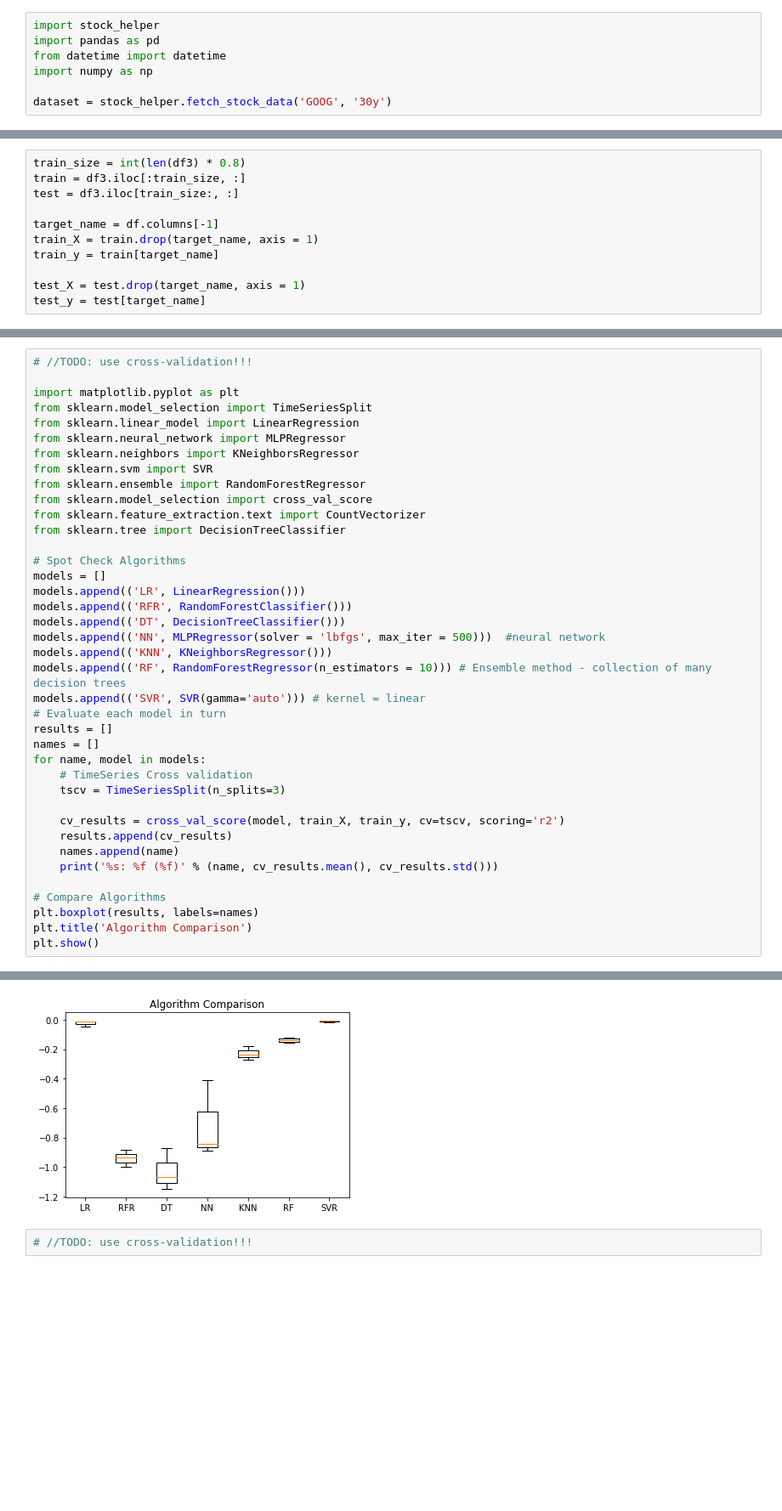
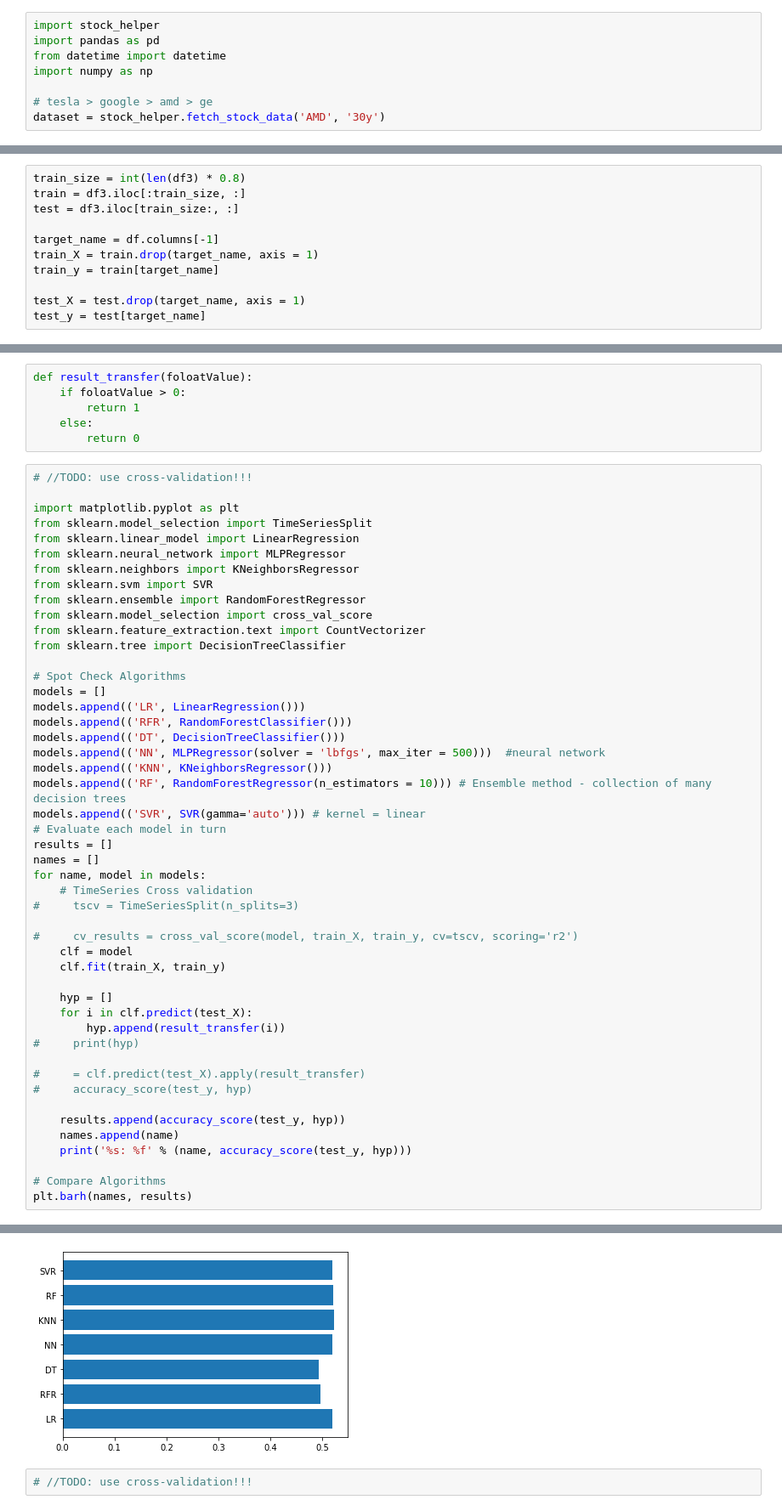
Before and after one commit to mchen81/Stock-Prices-Predictor, a Jupyter notebook: Stock_Predictor.ipynb, the cells around one changed output, grey strips where cells are left out. Shown: that part at 85% size. Saved outputs shown, nothing was run; the diff lists cells and outputs as text; blank space fills up the shorter version.

Commit message:
finished part of the new model

```diff
--- a/Stock_Predictor.ipynb
+++ b/Stock_Predictor.ipynb
@@ -4,7 +4,8 @@ import pandas as pd
 from datetime import datetime
 import numpy as np
 
-dataset = stock_helper.fetch_stock_data('GOOG', '30y')
+# tesla > google > amd > ge
+dataset = stock_helper.fetch_stock_data('AMD', '30y')
 # %%
 df = stock_helper.generate_indicators(dataset,
                                       timeperiod=2,
@@ -240,4 +248,10 @@ train_X.head()
 5 rows × 21 columns
+# %%
+def result_transfer(foloatValue):
+    if foloatValue > 0:
+        return 1
+    else:
+        return 0
 # %%
 # //TODO: use cross-validation!!!
 
@@ -266,15 +280,24 @@ results = []
 names = []
 for name, model in models:
     # TimeSeries Cross validation
-    tscv = TimeSeriesSplit(n_splits=3)
+#     tscv = TimeSeriesSplit(n_splits=3)
 
-    cv_results = cross_val_score(model, train_X, train_y, cv=tscv, scoring='r2')
-    results.append(cv_results)
+#     cv_results = cross_val_score(model, train_X, train_y, cv=tscv, scoring='r2')
+    clf = model
+    clf.fit(train_X, train_y)
+
+    hyp = []
+    for i in clf.predict(test_X):
+        hyp.append(result_transfer(i))
+#     print(hyp)
+
+#     = clf.predict(test_X).apply(result_transfer)
+#     accuracy_score(test_y, hyp)
+
+    results.append(accuracy_score(test_y, hyp))
     names.append(name)
-    print('%s: %f (%f)' % (name, cv_results.mean(), cv_results.std()))
+    print('%s: %f' % (name, accuracy_score(test_y, hyp)))
 
 # Compare Algorithms
-plt.boxplot(results, labels=names)
-plt.title('Algorithm Comparison')
-plt.show()
+plt.barh(names, results)
 # %% [output]
@@ -288,3 +312,3 @@ SVR: -0.010604 (0.003287)
-[figure, old version]
+[figure, new version]
 # %%
 # //TODO: use cross-validation!!!
```
Also changed, not shown: parts of 27 cells of this notebook.
